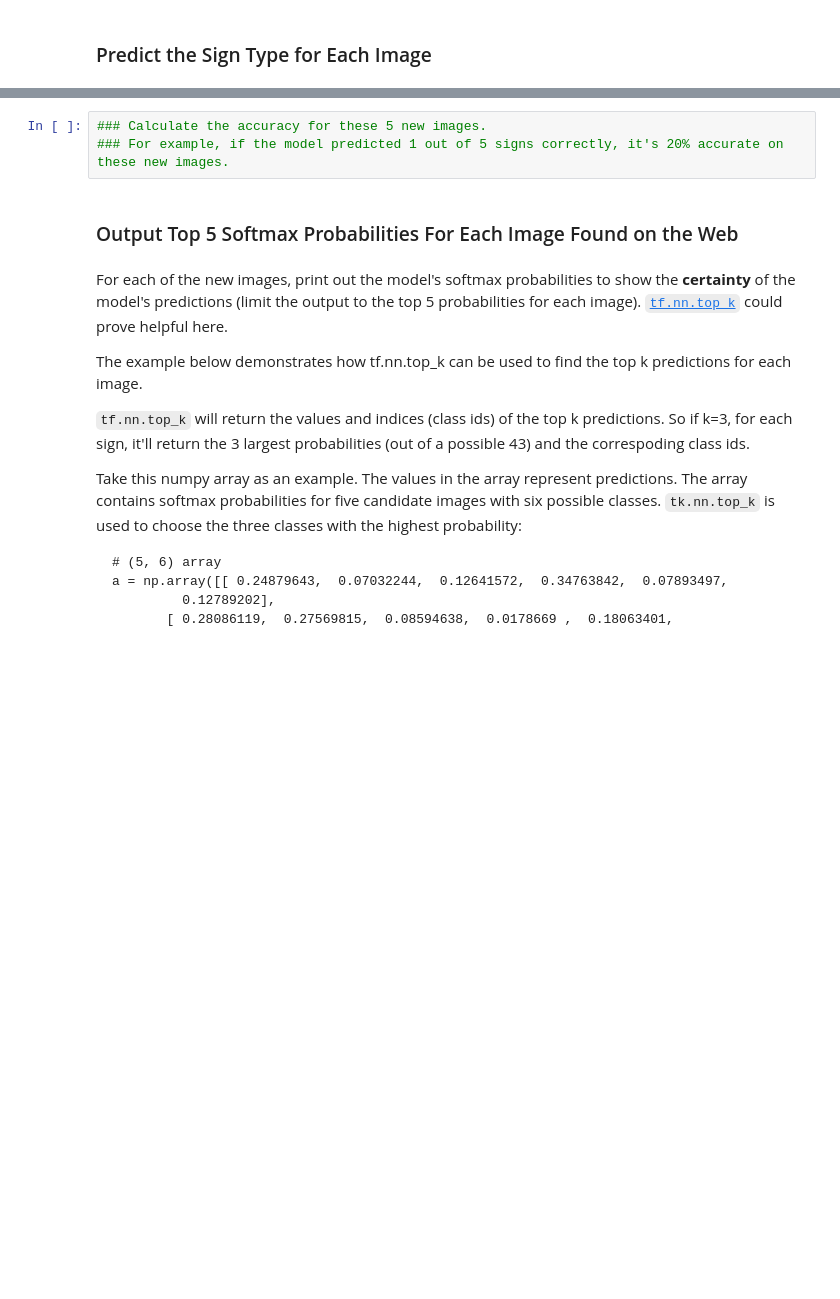
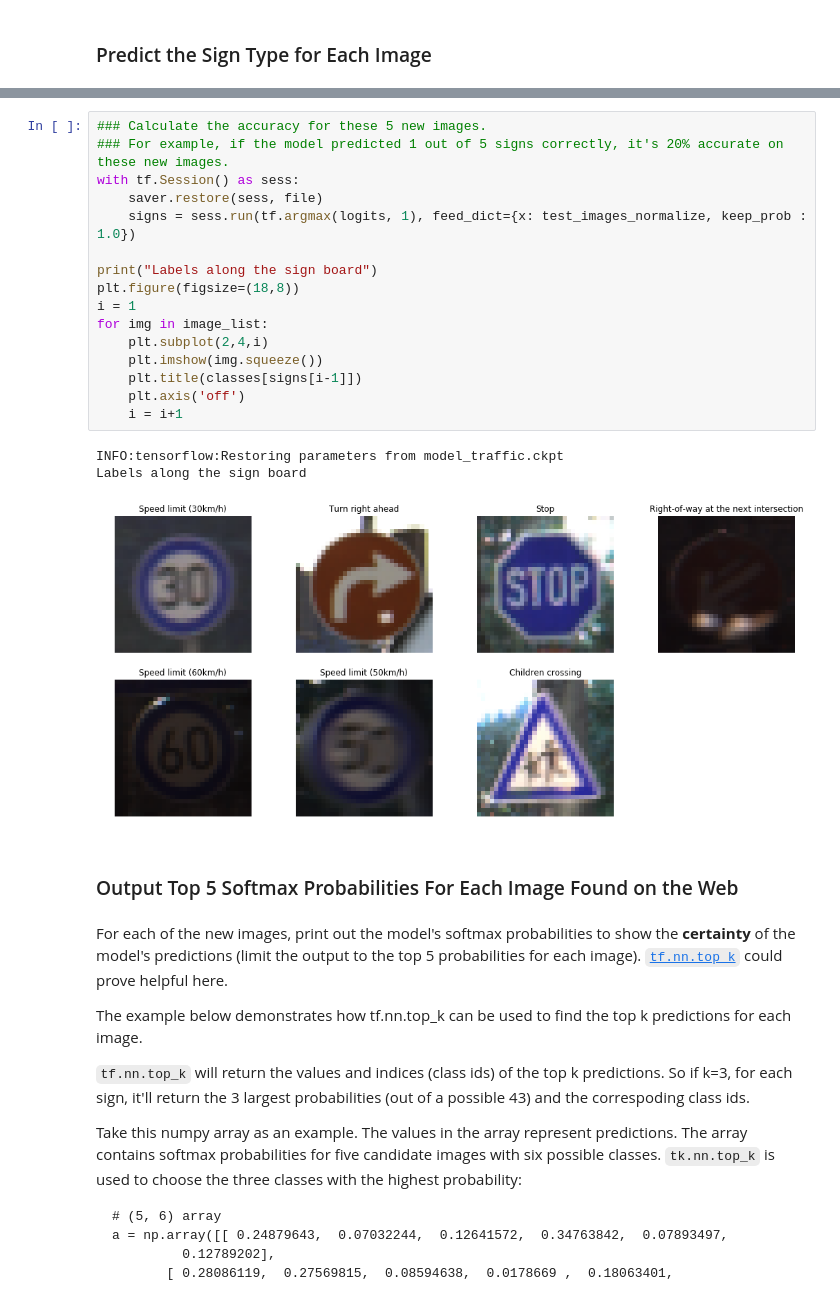
Before and after one commit to AbhishekGurudutt/carnd-Traffic_sign_board_detection, a Jupyter notebook: Traffic_Sign_Classifier.ipynb, the cells around one changed output, grey strips where cells are left out. Cells and saved outputs as stored; diff of their text form; blank space fills up the shorter version.

```diff
--- a/Traffic_Sign_Classifier.ipynb
+++ b/Traffic_Sign_Classifier.ipynb
@@ -382,6 +421,23 @@ You may find `signnames.csv` useful as it contains mappings from the class id (i
 # %%
 ### Calculate the accuracy for these 5 new images.
 ### For example, if the model predicted 1 out of 5 signs correctly, it's 20% accurate on these new images.
+with tf.Session() as sess:
+    saver.restore(sess, file)
+    signs = sess.run(tf.argmax(logits, 1), feed_dict={x: test_images_normalize, keep_prob : 1.0})
+
+print("Labels along the sign board")
+plt.figure(figsize=(18,8))
+i = 1
+for img in image_list:
+    plt.subplot(2,4,i)
+    plt.imshow(img.squeeze())
+    plt.title(classes[signs[i-1]])
+    plt.axis('off')
+    i = i+1
+# %% [output]
+INFO:tensorflow:Restoring parameters from model_traffic.ckpt
+Labels along the sign board
+[figure, added]
 # %% [markdown]
 ### Output Top 5 Softmax Probabilities For Each Image Found on the Web
 # %% [markdown]
```
Also changed, not shown: parts of 7 cells of this notebook, 8 other files.
